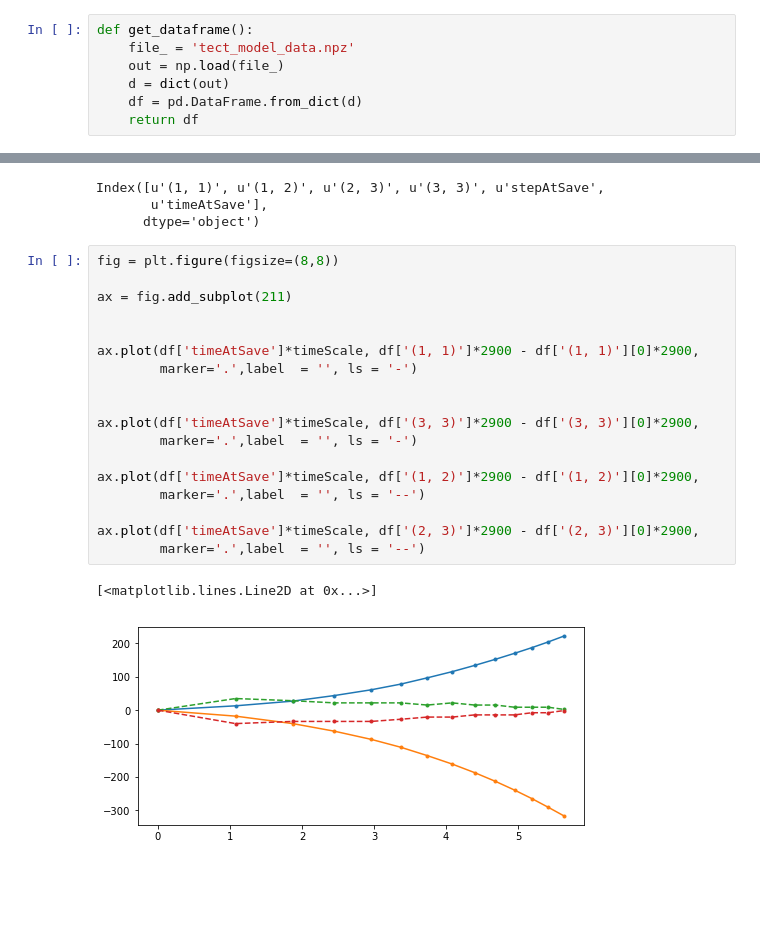
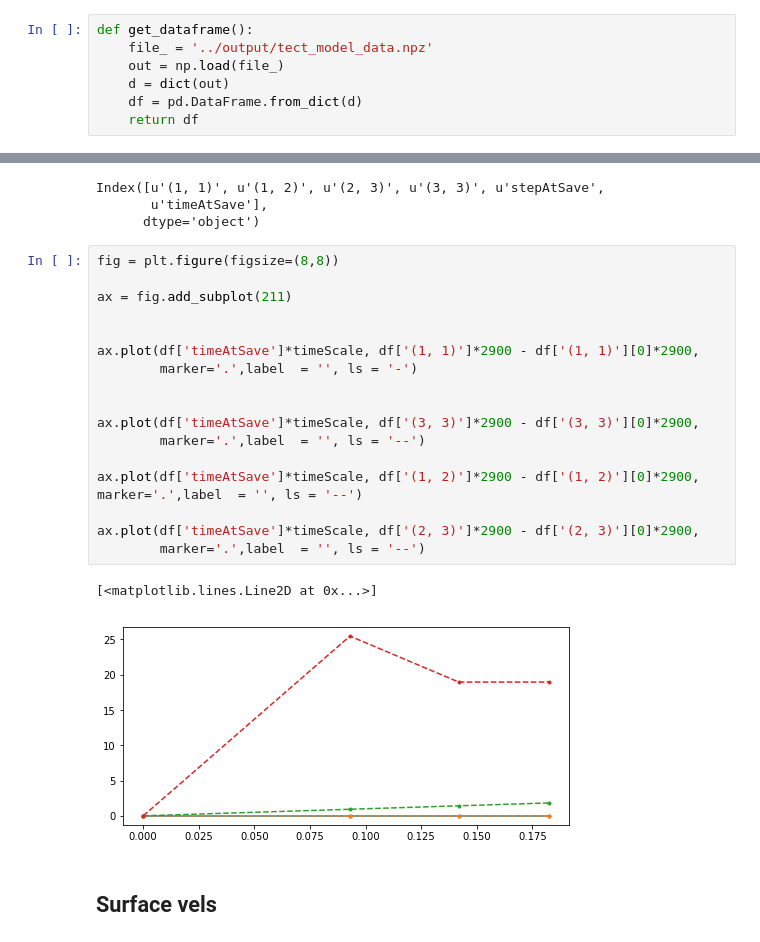
Before and after one commit to dansand/UWsubduction, a Jupyter notebook: Analysis/plate_boundary_motions.ipynb, the cells around one changed output, grey strips where cells are left out. Drawn from its saved outputs; the diff is of its cells as text; blank space fills up the shorter version.

Commit message:
fixed vel model

```diff
--- a/Analysis/plate_boundary_motions.ipynb
+++ b/Analysis/plate_boundary_motions.ipynb
@@ -11,7 +12,7 @@ from scipy.ndimage.filters import gaussian_filter
 Populating the interactive namespace from numpy and matplotlib
 # %%
 def get_dataframe():
-    file_ = 'tect_model_data.npz'
+    file_ = '../output/tect_model_data.npz'
     out = np.load(file_)
     d = dict(out)
     df = pd.DataFrame.from_dict(d)
@@ -48,21 +39,23 @@ Index([u'(1, 1)', u'(1, 2)', u'(2, 3)', u'(3, 3)', u'stepAtSave',
 # %%
 fig = plt.figure(figsize=(8,8))
 
 ax = fig.add_subplot(211)
 
 
 ax.plot(df['timeAtSave']*timeScale, df['(1, 1)']*2900 - df['(1, 1)'][0]*2900,
         marker='.',label  = '', ls = '-')
 
 
 ax.plot(df['timeAtSave']*timeScale, df['(3, 3)']*2900 - df['(3, 3)'][0]*2900,
-        marker='.',label  = '', ls = '-')
+        marker='.',label  = '', ls = '--')
 
 ax.plot(df['timeAtSave']*timeScale, df['(1, 2)']*2900 - df['(1, 2)'][0]*2900,
-        marker='.',label  = '', ls = '--')
+marker='.',label  = '', ls = '--')
 
 ax.plot(df['timeAtSave']*timeScale, df['(2, 3)']*2900 - df['(2, 3)'][0]*2900,
         marker='.',label  = '', ls = '--')
 # %% [output]
 [<matplotlib.lines.Line2D at 0x...>]
-[figure, old version]
+[figure, new version]
+# %% [markdown]
+## Surface vels
```
Also changed, not shown: parts of 6 cells of this notebook, 4 other files.
